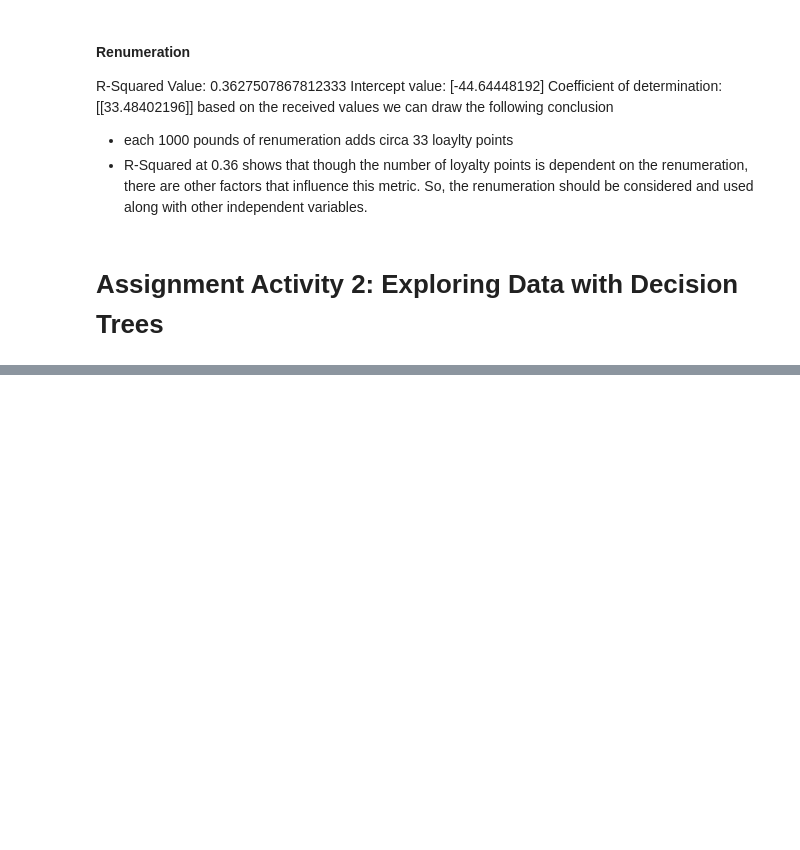
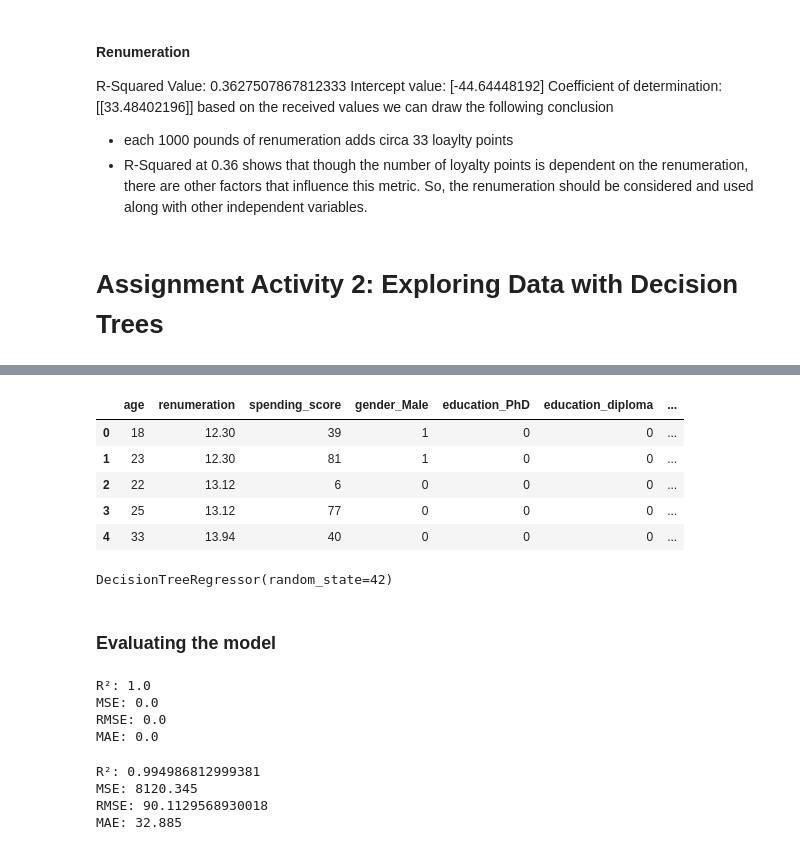
Before and after one commit to DimaBrikach/AdvancedAnalytics_Assignment, a Jupyter notebook: Dzmitry_Brykach_DA301_Assignment.ipynb, the cells around one changed output, grey strips where cells are left out. Drawn from its saved outputs; the diff is of its cells as text; code cells hidden in the pictures; blank space fills up the shorter version.

```diff
--- a/Dzmitry_Brykach_DA301_Assignment.ipynb
+++ b/Dzmitry_Brykach_DA301_Assignment.ipynb
@@ -381,0 +413,8 @@ based on the received values we can draw the following conclusion
+# %%
+# Import the CSV file you prepared in Module 1.
+reviews = pd.read_csv('reviews_clean.csv')
+
+# Create a new DataFrame with the appropriate columns.
+dt_set = reviews.drop(columns=['review', 'summary', 'product'])
+dt_set.head()
+dt_set.info()
@@ -381,0 +449,13 @@ based on the received values we can draw the following conclusion
+# %%
+# doing one-hot encoding for string values
+cat_features = ['gender', 'education']
+X = pd.get_dummies(X, drop_first=True, dtype=int)
+# creating dummy variables
+X.head()
+# %% [output]
+|  | age | renumeration | spending_score | gender_Male | education_PhD | education_diploma | ... |
+| 0 | 18 | 12.30 | 39 | 1 | 0 | 0 | ... |
+| 1 | 23 | 12.30 | 81 | 1 | 0 | 0 | ... |
+| 2 | 22 | 13.12 | 6 | 0 | 0 | 0 | ... |
+| 3 | 25 | 13.12 | 77 | 0 | 0 | 0 | ... |
+| 4 | 33 | 13.94 | 40 | 0 | 0 | 0 | ... |
@@ -381,0 +465,38 @@ based on the received values we can draw the following conclusion
+# %%
+#create decision tree regressor
+regressor = DecisionTreeRegressor(random_state=42)
+
+# Fit the regressor object to the data set with the fit() function.
+regressor.fit(X_train, y_train)
+# %% [output]
+DecisionTreeRegressor(random_state=42)
+# %% [markdown]
+### Evaluating the model
+# %%
+# predicting values
+y_pred_train = regressor.predict(X_train)
+
+# test prediction
+y_pred_test = regressor.predict(X_test)# train model evaluation
+
+# showing the results for train
+print("R²:",   r2_score(y_train, y_pred_train))
+print("MSE:",  mean_squared_error(y_train, y_pred_train))
+print("RMSE:", np.sqrt(mean_squared_error(y_train, y_pred_train)))
+print("MAE:",  mean_absolute_error(y_train, y_pred_train))
+# %% [output]
+R²: 1.0
+MSE: 0.0
+RMSE: 0.0
+MAE: 0.0
+# %%
+# test model evaluation
+print("R²:", r2_score(y_test, y_pred_test))
+print("MSE:", mean_squared_error(y_test, y_pred_test))
+print("RMSE:", np.sqrt(mean_squared_error(y_test, y_pred_test)))
+print("MAE:", mean_absolute_error(y_test, y_pred_test))
+# %% [output]
+R²: 0.994986812999381
+MSE: 8120.345
+RMSE: 90.1129568930018
+MAE: 32.885
```
Also changed, not shown: parts of 20 cells of this notebook.
